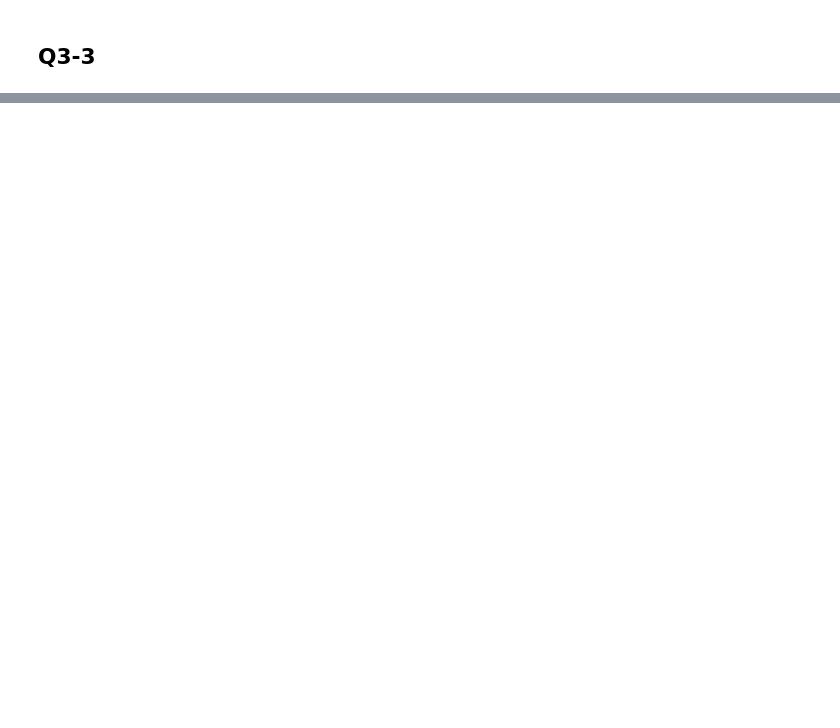
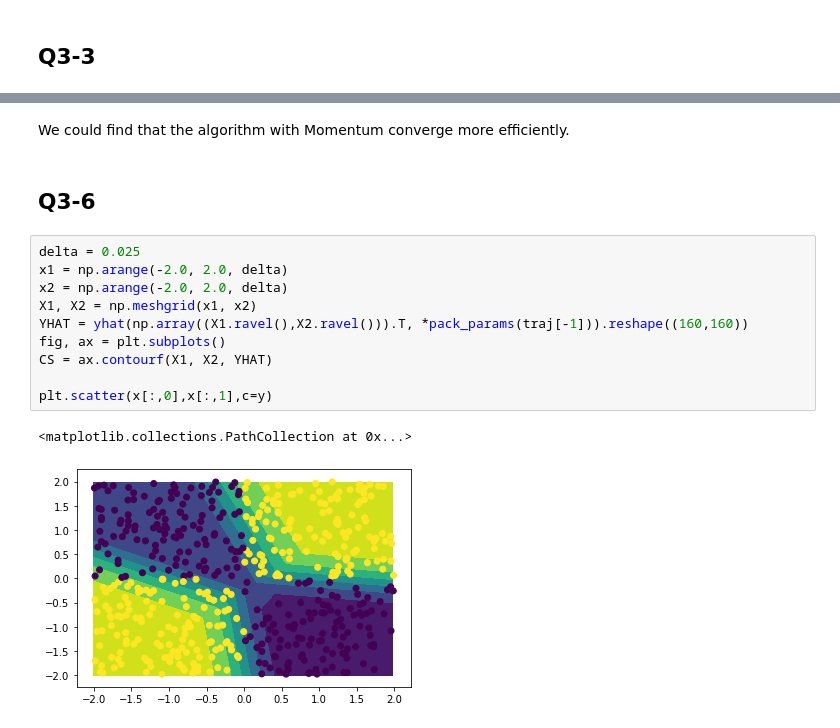
Before and after one commit to ziheyang/2020Fall, a Jupyter notebook: ANLY590-Neural Nets/hw2/hw2.ipynb, the cells around one changed output, grey strips where cells are left out. Drawn from its saved outputs; the diff is of its cells as text; blank space fills up the shorter version.

```diff
--- a/ANLY590-Neural Nets/hw2/hw2.ipynb
+++ b/ANLY590-Neural Nets/hw2/hw2.ipynb
@@ -310,0 +375,17 @@ plt.scatter(x[:,0],x[:,1],c=y)
+# %% [markdown]
+We could find that the algorithm with Momentum converge more efficiently.
+# %% [markdown]
+## Q3-6
+# %%
+delta = 0.025
+x1 = np.arange(-2.0, 2.0, delta)
+x2 = np.arange(-2.0, 2.0, delta)
+X1, X2 = np.meshgrid(x1, x2)
+YHAT = yhat(np.array((X1.ravel(),X2.ravel())).T, *pack_params(traj[-1])).reshape((160,160))
+fig, ax = plt.subplots()
+CS = ax.contourf(X1, X2, YHAT)
+
+plt.scatter(x[:,0],x[:,1],c=y)
+# %% [output]
+<matplotlib.collections.PathCollection at 0x...>
+[figure, added]
```
Also changed, not shown: parts of 23 cells of this notebook.
